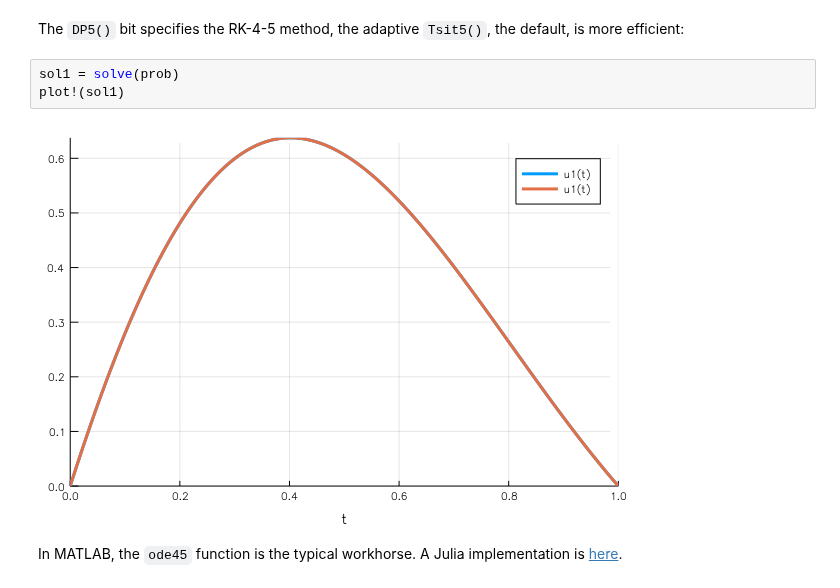
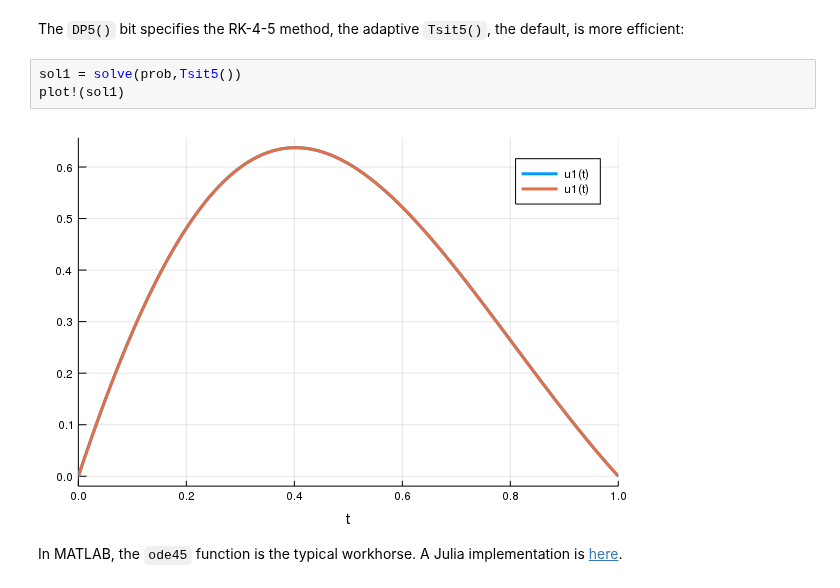
Before and after one commit to csimth335/MTH335, a Jupyter notebook: Chapter8/runge-kutte.ipynb, the cells around one changed output. Saved outputs shown, nothing was run; the diff lists cells and outputs as text.

```diff
--- a/Chapter8/runge-kutte.ipynb
+++ b/Chapter8/runge-kutte.ipynb
@@ -327,10 +327,10 @@ plot(sol)
 # %% [markdown]
 <p>The <code>DP5&#40;&#41;</code> bit specifies the RK-4-5 method, the adaptive <code>Tsit5&#40;&#41;</code>, the default, is more efficient:</p>
 # %%
-sol1 = solve(prob)
+sol1 = solve(prob,Tsit5())
 plot!(sol1)
 # %% [output]
-[figure, old version]
+[figure, new version]
 # %% [markdown]
 <p>In MATLAB, the <code>ode45</code> function is the typical workhorse. A Julia implementation is <a href="https://github.com/JuliaDiffEq/ODE.jl/blob/master/src/runge_kutta.jl">here</a>.</p>
 # %% [markdown]
```
Also changed, not shown: parts of 5 cells of this notebook, 7 other files.
